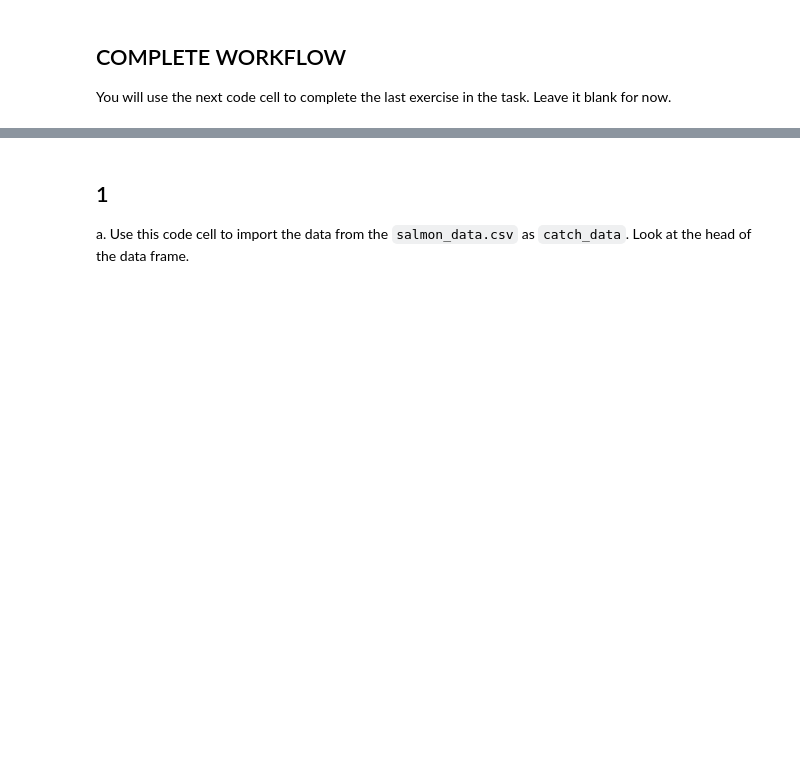
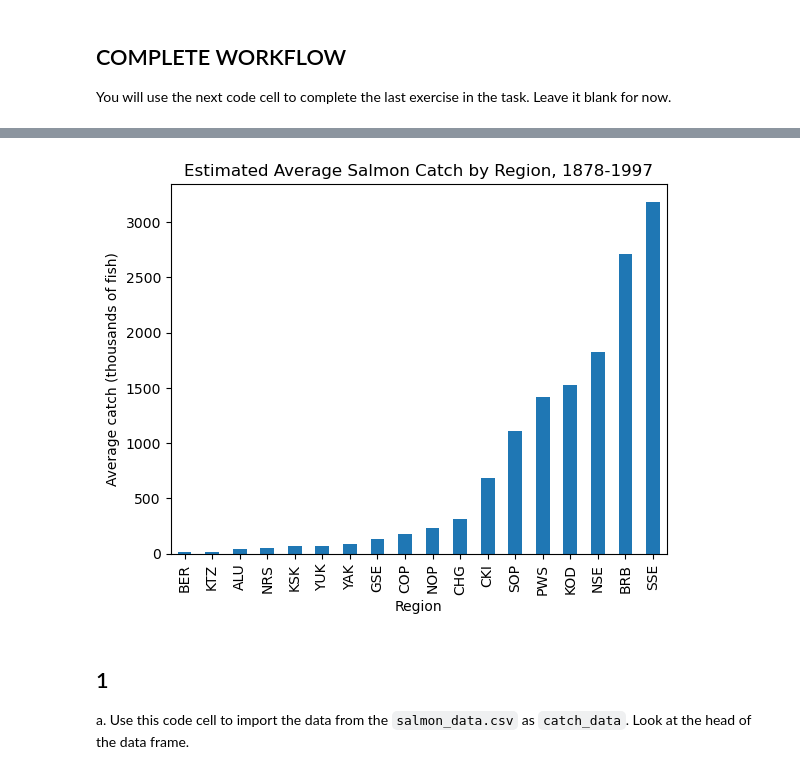
Before and after one commit to farahjstack/eds220-hwk2, a Jupyter notebook: task2/hwk2-task2-salmon-STACK.ipynb, the cells around one changed output, grey strips where cells are left out. Drawn from its saved outputs; the diff is of its cells as text; code cells hidden in the pictures; blank space fills up the shorter version.

```diff
--- a/task2/hwk2-task2-salmon-STACK.ipynb
+++ b/task2/hwk2-task2-salmon-STACK.ipynb
@@ -52,0 +51,68 @@ You will use the next code cell to complete the last exercise in the task. Leave
+# %%
+# FINAL CODE
+
+# Import packages
+import pandas as pd
+import numpy as np
+import matplotlib.pyplot as plt
+
+# Import dataset
+catch_data = pd.read_csv("data/salmon_data.csv")
+
+# Explore the data
+# first few rows
+catch_data.head()
+
+# Rows and columns
+catch_data.shape
+
+# Column types, rows, and non-null counts
+catch_data.info()
+
+# Check data types of each column
+catch_data.dtypes
+
+# Unique values in the Region column
+catch_data["Region"].unique()
+
+notes_unique = catch_data["notesRegCode"].unique()
+print(notes_unique)
+
+# Clean the data
+catch_data = catch_data.drop(columns=['notesRegCode'])
+
+catch_I = catch_data[catch_data['Catch'] == 'I']
+catch_I
+
+# Update the value I to 1, using the index from catch_1
+catch_data.loc[catch_I.index, 'Catch'] = 1
+
+# Access the updated row to verify the change
+catch_1 = catch_data.loc[catch_I.index]
+catch_1
+
+# Make Catch to int64 and assign it back
+catch_data['Catch'] = catch_data['Catch'].astype('int64')
+
+# 2. Store and show the column's data type
+catch_column_type = catch_data['Catch'].dtype
+
+catch_column_type
+
+# Split rows by region, [['Catch]] selects the Catch column and .mean() averages it within each group.
+# [[]] keeps a dataframe, rather than a [], which keeps a pandas.series
+
+avg_region = catch_data.groupby('Region')[['Catch']].mean()
+avg_region
+
+
+ax = (avg_region
+      .sort_values('Catch')   # order bars by magnitude (increasing)
+      .plot(kind='bar', legend=False))
+
+ax.set_title('Estimated Average Salmon Catch by Region, 1878-1997')
+ax.set_xlabel('Region')
+ax.set_ylabel('Average catch (thousands of fish)')
+
+plt.show()
+# %% [output]
@@ -53,3 +136,4 @@ You will use the next code cell to complete the last exercise in the task. Leave
+[figure, added]
 # %% [markdown]
 ## 1
 
```
Also changed, not shown: parts of 8 cells of this notebook.
